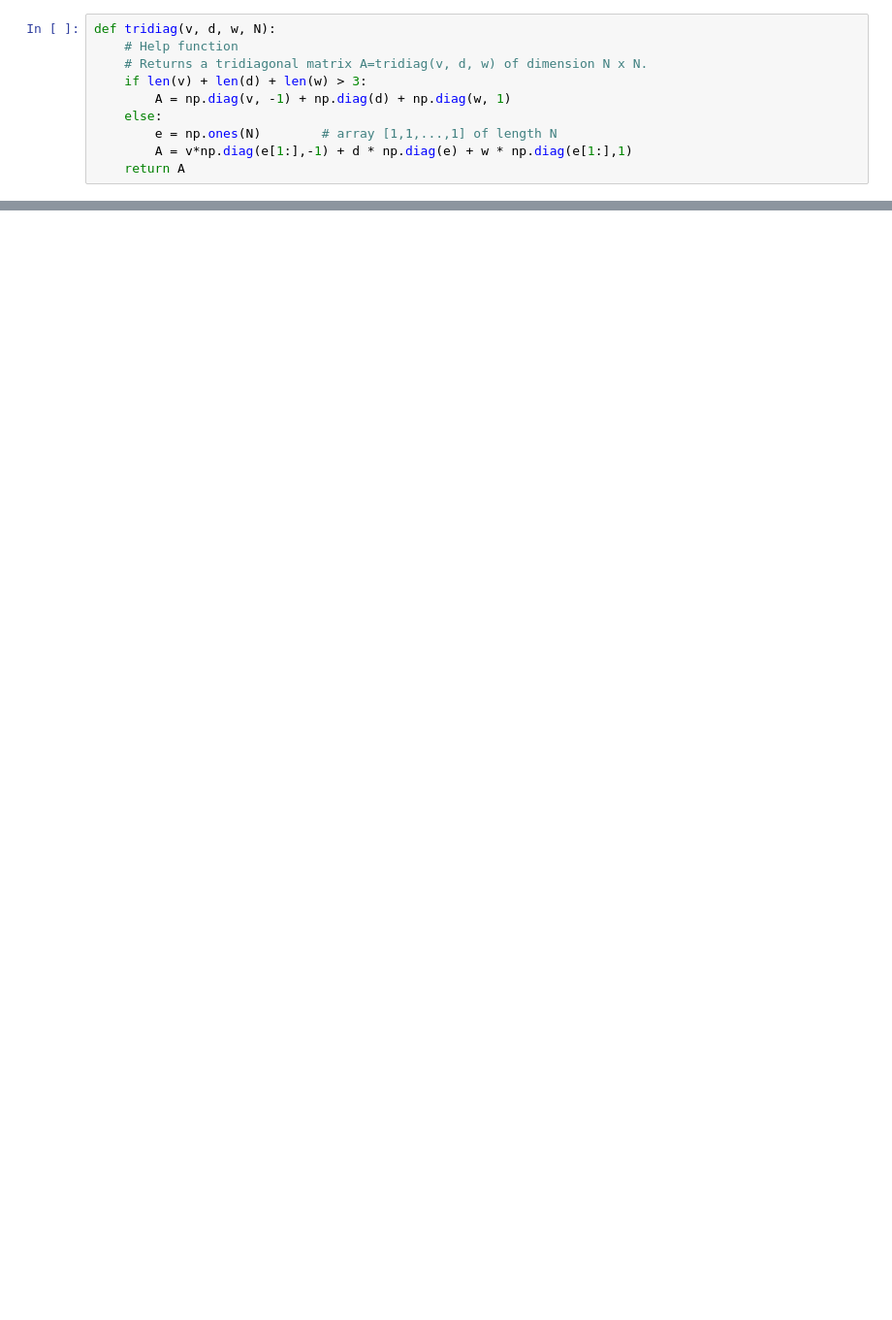
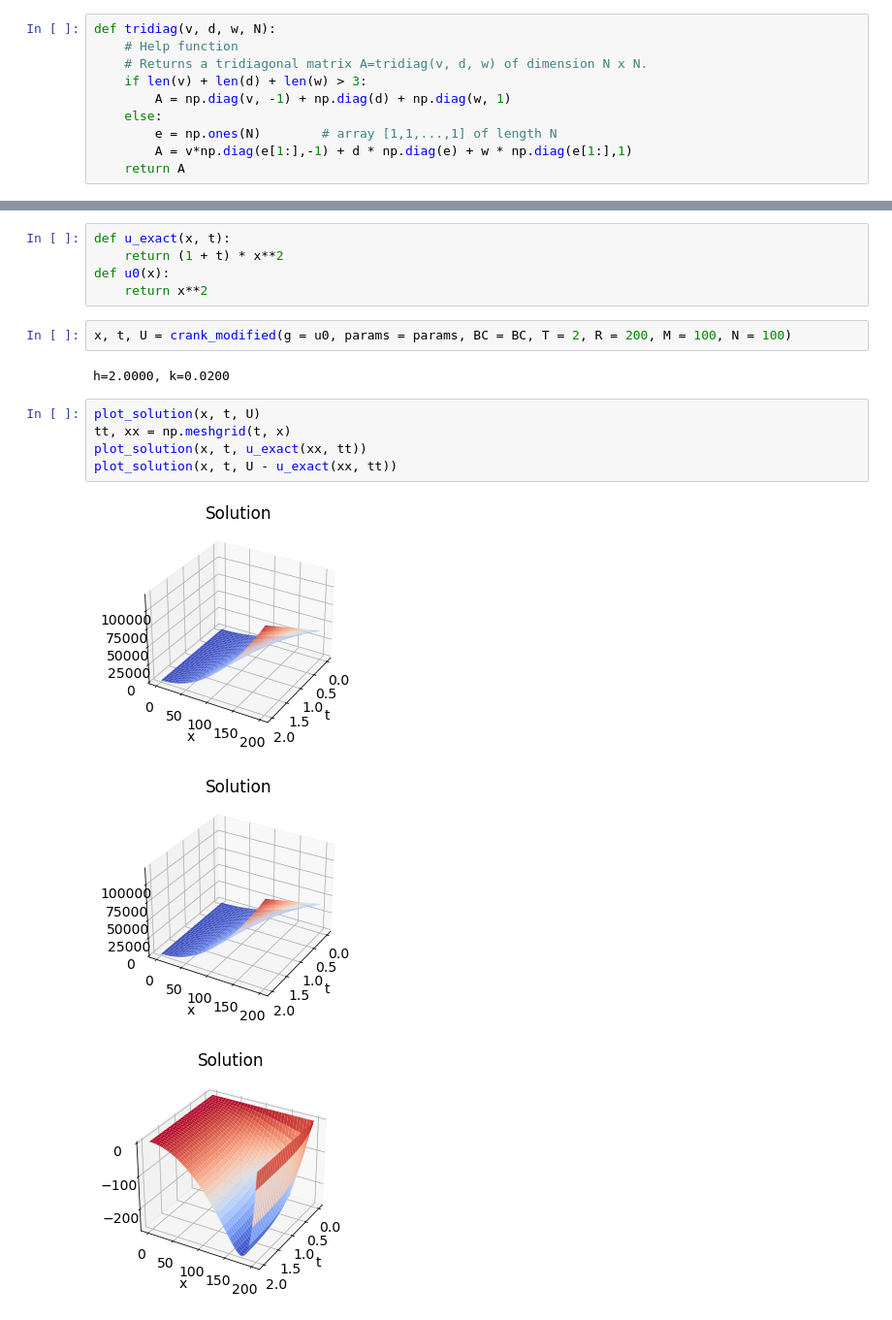
Before and after one commit to aledha/TMA4212-NumDiffDiff, a Jupyter notebook: Exercise 3/Ex 3.ipynb, the cells around one changed output, grey strips where cells are left out. Shown at 97% size. Saved outputs shown, nothing was run; the diff lists cells and outputs as text; blank space fills up the shorter version.

```diff
--- a/Exercise 3/Ex 3.ipynb
+++ b/Exercise 3/Ex 3.ipynb
@@ -139,0 +242,18 @@ def plot_solution(x, t, U, txt='Solution'):
+# %%
+def u_exact(x, t):
+    return (1 + t) * x**2
+def u0(x):
+    return x**2
+# %%
+x, t, U = crank_modified(g = u0, params = params, BC = BC, T = 2, R = 200, M = 100, N = 100)
+# %% [output]
+h=2.0000, k=0.0200
+# %%
+plot_solution(x, t, U)
+tt, xx = np.meshgrid(t, x)
+plot_solution(x, t, u_exact(xx, tt))
+plot_solution(x, t, U - u_exact(xx, tt))
+# %% [output]
+[figure, added]
+[figure, added]
+[figure, added]
```
Also changed, not shown: parts of 7 cells of this notebook.
